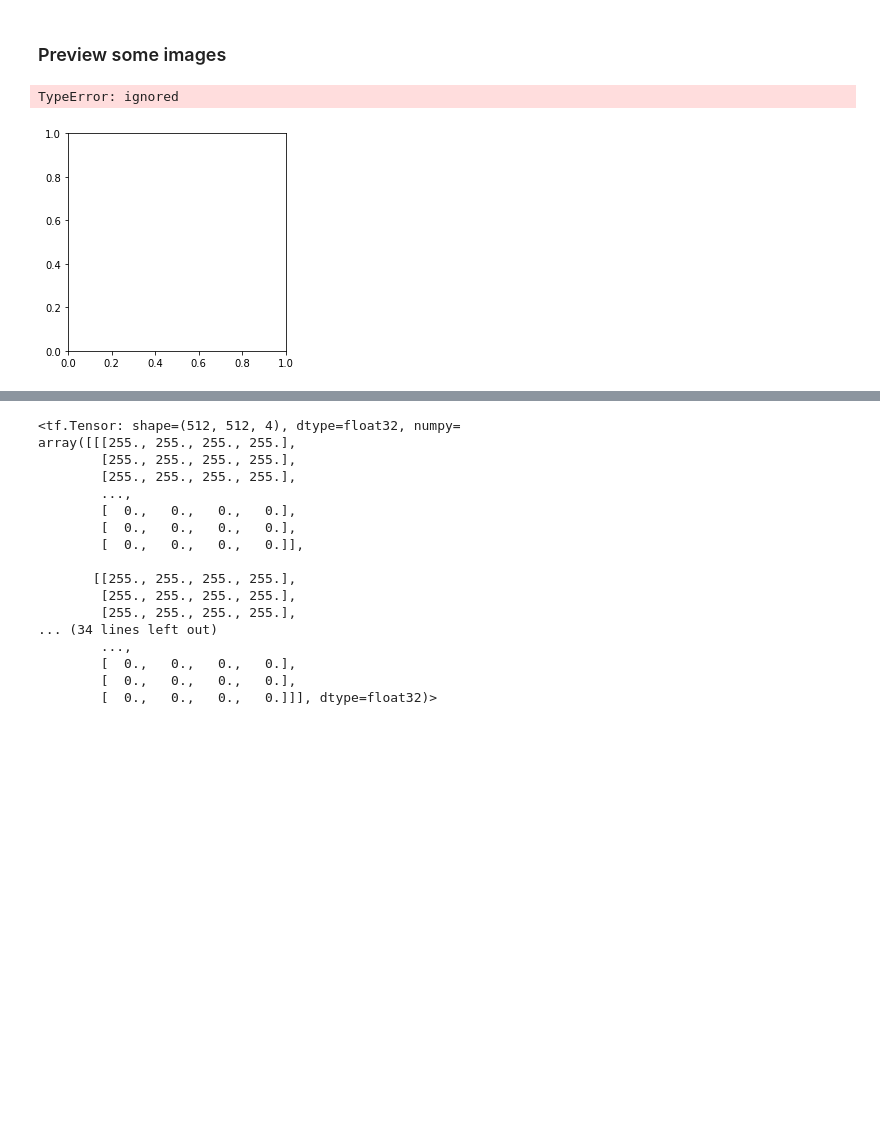
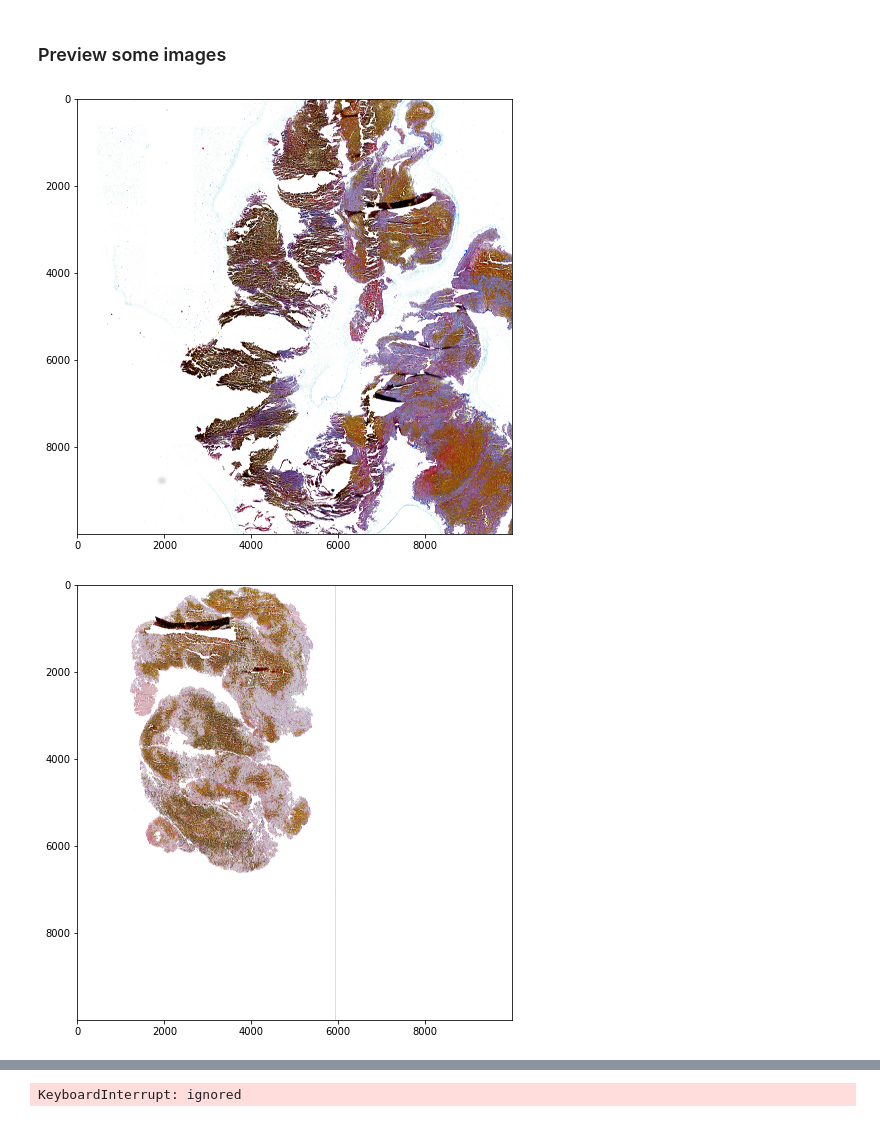
Before and after one commit to samoliver3/capstone-STRIP-AI, a Jupyter notebook: STRIP.ipynb, the cells around one changed output, grey strips where cells are left out. Cells and saved outputs as stored; diff of their text form; code cells hidden in the pictures; blank space fills up the shorter version.

Commit message:
Trying some image reading methods with openslide. My session expired, so I'm going to retry it a bit later...

```diff
--- a/STRIP.ipynb
+++ b/STRIP.ipynb
@@ -1163,14 +1171,14 @@ train_df.head()
 # %%
 sample_train = train_df[:4]
 
 for i in range(4):
     slide = OpenSlide(sample_train.loc[i, "file_path"])
-    #region = (0, 0)
-   # size = (10000, 10000)
-    #region = slide.read_region(region, 0, size)
-    #plt.figure(figsize=(8, 8))
-    plt.imshow(slide)
+    region = (0, 0)
+    size = (10000, 10000)
+    region = slide.read_region(region, 0, size)
+    plt.figure(figsize=(8, 8))
+    plt.imshow(region)
     plt.show()
 # %% [output]
-TypeError: ignored
-[figure, old version]
+[figure, new version]
+[figure, added]
@@ -1195,23 +1205,21 @@ for i in sample_train['file_path']:
     x_train.append(x1)
 
 # how to display image using openslide?
-# %%
-x_train[1]
-# %% [output]
-<tf.Tensor: shape=(512, 512, 4), dtype=float32, numpy=
-array([[[255., 255., 255., 255.],
-        [255., 255., 255., 255.],
-        [255., 255., 255., 255.],
-        ...,
-        [  0.,   0.,   0.,   0.],
-        [  0.,   0.,   0.,   0.],
-        [  0.,   0.,   0.,   0.]],
-
-       [[255., 255., 255., 255.],
-        [255., 255., 255., 255.],
-        [255., 255., 255., 255.],
-... (34 lines left out)
-        ...,
-        [  0.,   0.,   0.,   0.],
-        [  0.,   0.,   0.,   0.],
-        [  0.,   0.,   0.,   0.]]], dtype=float32)>
+# %%
+from tqdm import tqdm
+
+# apply function to images
+
+# create copy of train_df to apply changes to
+tdf = train_df.copy()
+image_arrays = []
+
+for i in tqdm(tdf['file_path']):
+    img_a = preprocess(i)
+    image_arrays.append(img_a)
+
+tdf['img_arr'] = image_arrays
+
+tdf.head()
+# %% [output]
+KeyboardInterrupt: ignored
```
Also changed, not shown: parts of 8 cells of this notebook.
